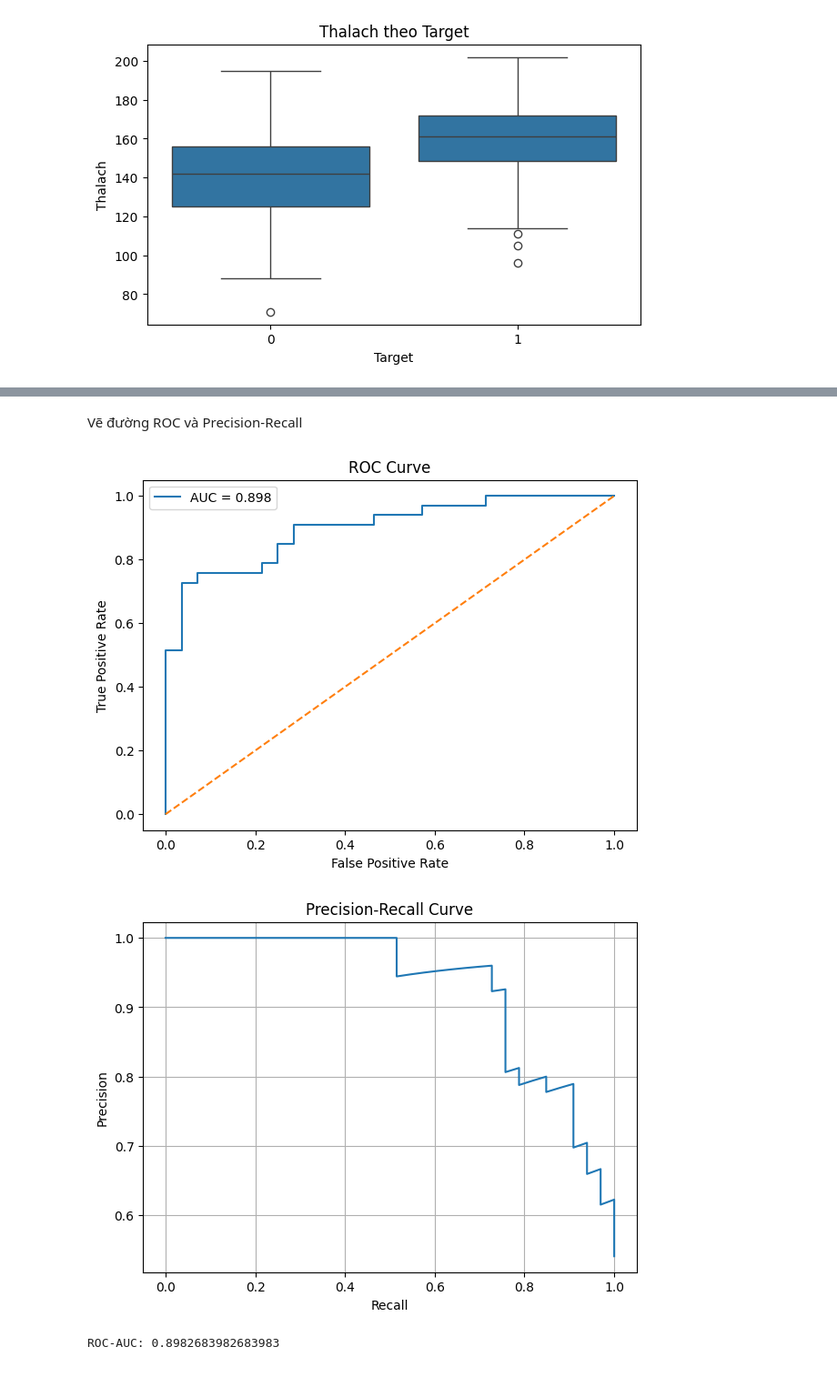
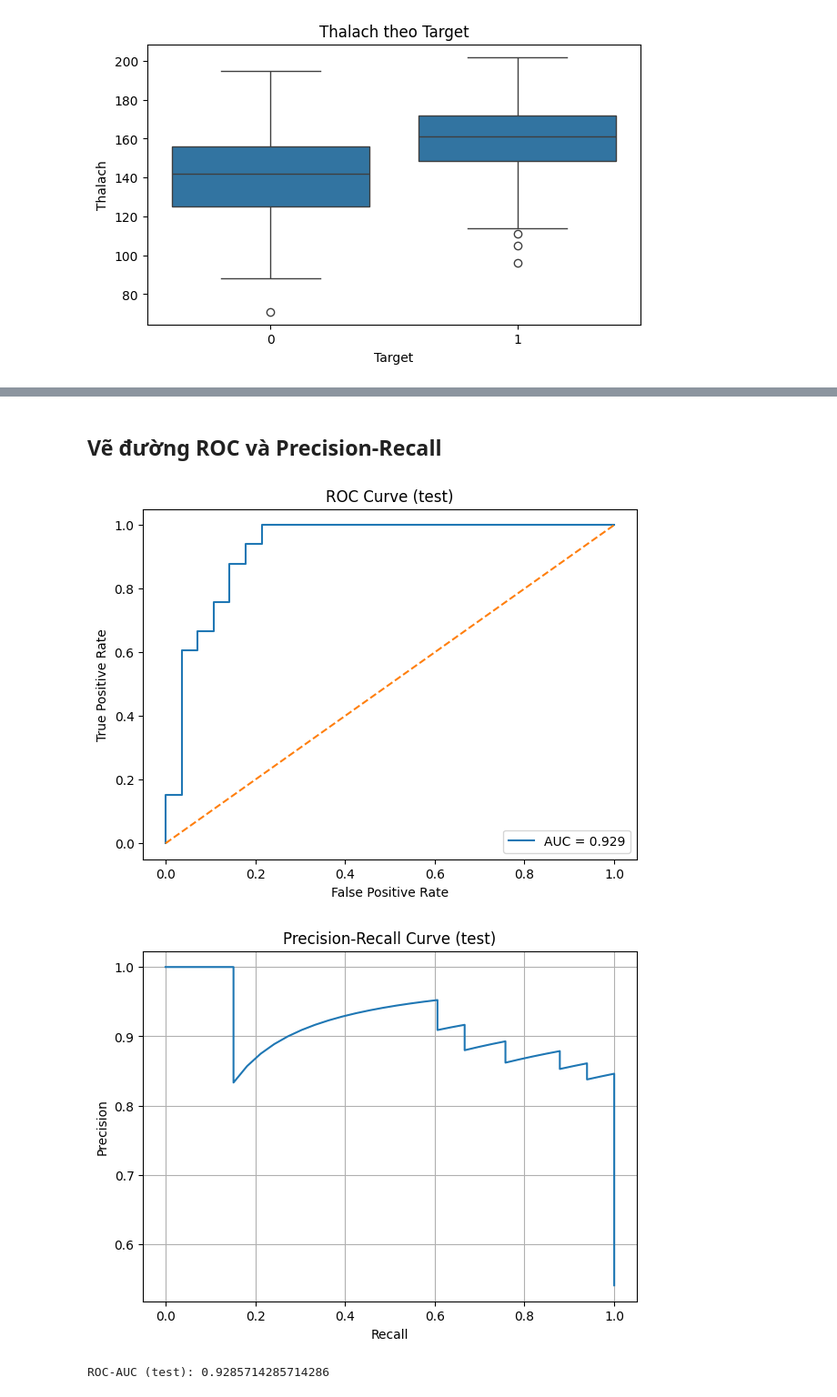
Before and after one commit to ThuyLyn/ThuyLinh_Lab-Machine-Learning, a Jupyter notebook: TT-04-LogisticRegression_Linh/notebooks/logistic_heart.ipynb, the cells around one changed output, grey strips where cells are left out. Shown at 91% size. Saved outputs shown, nothing was run; the diff lists cells and outputs as text; code cells hidden in the pictures.

```diff
--- a/TT-04-LogisticRegression_Linh/notebooks/logistic_heart.ipynb
+++ b/TT-04-LogisticRegression_Linh/notebooks/logistic_heart.ipynb
@@ -182,0 +160,12 @@ Name: target, dtype: float64
+# %%
+X = df.drop(columns=["target"])
+y = df["target"]
+
+X_train, X_temp, y_train, y_temp = train_test_split(
+    X, y, test_size=0.4, random_state=42, stratify=y
+)
+X_val, X_test, y_val, y_test = train_test_split(
+    X_temp, y_temp, test_size=0.5, random_state=42, stratify=y_temp
+)
+
+print(f"Train: {len(X_train)} | Validation: {len(X_val)} | Test: {len(X_test)}")
@@ -458,72 +309,33 @@ Số feature L1 loại về 0: 8
 # %% [markdown]
-Vẽ đường ROC và Precision-Recall
+## Vẽ đường ROC và Precision-Recall
 # %%
-from sklearn.metrics import (
-    roc_curve,
-    roc_auc_score,
-    precision_recall_curve
-)
+y_test_proba = logistic_pipeline.predict_proba(X_test)[:, 1]
 
-# ----- ROC -----
-
-auc = roc_auc_score(
-    y_test,
-    y_probability
-)
-
-fpr, tpr, roc_thresholds = roc_curve(
-    y_test,
-    y_probability
-)
+auc_test = roc_auc_score(y_test, y_test_proba)
+fpr, tpr, roc_thresholds = roc_curve(y_test, y_test_proba)
 
 plt.figure(figsize=(7, 5))
-
-plt.plot(
-    fpr,
-    tpr,
-    label=f"AUC = {auc:.3f}"
-)
-
-plt.plot(
-    [0, 1],
-    [0, 1],
-    linestyle="--"
-)
-
+plt.plot(fpr, tpr, label=f"AUC = {auc_test:.3f}")
+plt.plot([0, 1], [0, 1], linestyle="--")
 plt.xlabel("False Positive Rate")
 plt.ylabel("True Positive Rate")
-plt.title("ROC Curve")
+plt.title("ROC Curve (test)")
 plt.legend()
-
 plt.show()
 
-
-# ----- PRECISION-RECALL -----
-
-precision_values, recall_values, pr_thresholds = (
-    precision_recall_curve(
-        y_test,
-        y_probability
-    )
-)
+precision_values_test, recall_values_test, _ = precision_recall_curve(y_test, y_test_proba)
 
 plt.figure(figsize=(7, 5))
-
-plt.plot(
-    recall_values,
-    precision_values
-)
-
+plt.plot(recall_values_test, precision_values_test)
 plt.xlabel("Recall")
 plt.ylabel("Precision")
-plt.title("Precision-Recall Curve")
-
+plt.title("Precision-Recall Curve (test)")
 plt.grid()
 plt.show()
 
-print("ROC-AUC:", auc)
+print("ROC-AUC (test):", auc_test)
 # %% [output]
-[figure, old version]
+[figure, new version]
-[figure, old version]
+[figure, new version]
-ROC-AUC: 0.8982683982683983
+ROC-AUC (test): 0.9285714285714286
 # %% [markdown]
```
Also changed, not shown: parts of 33 cells of this notebook, 2 other files.
